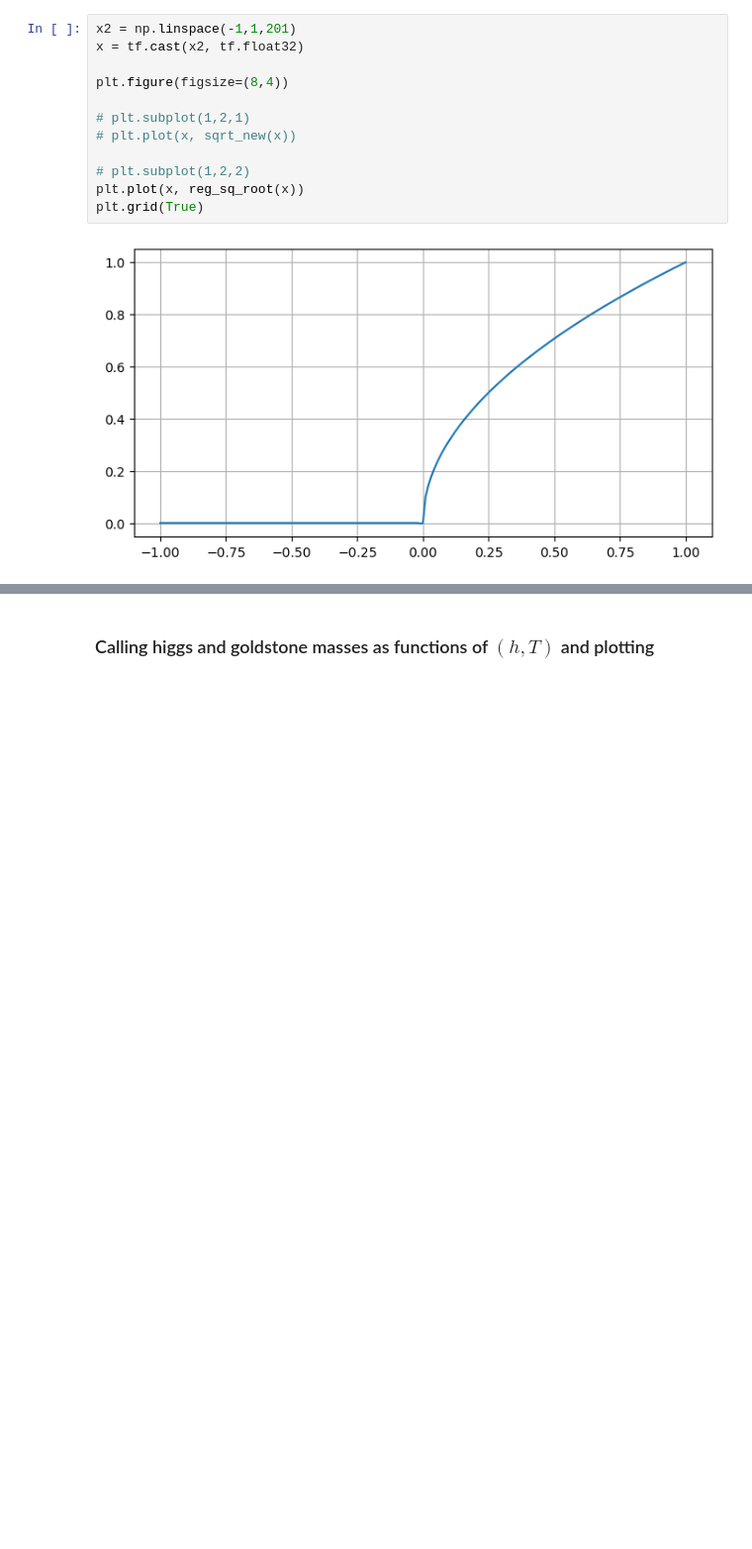
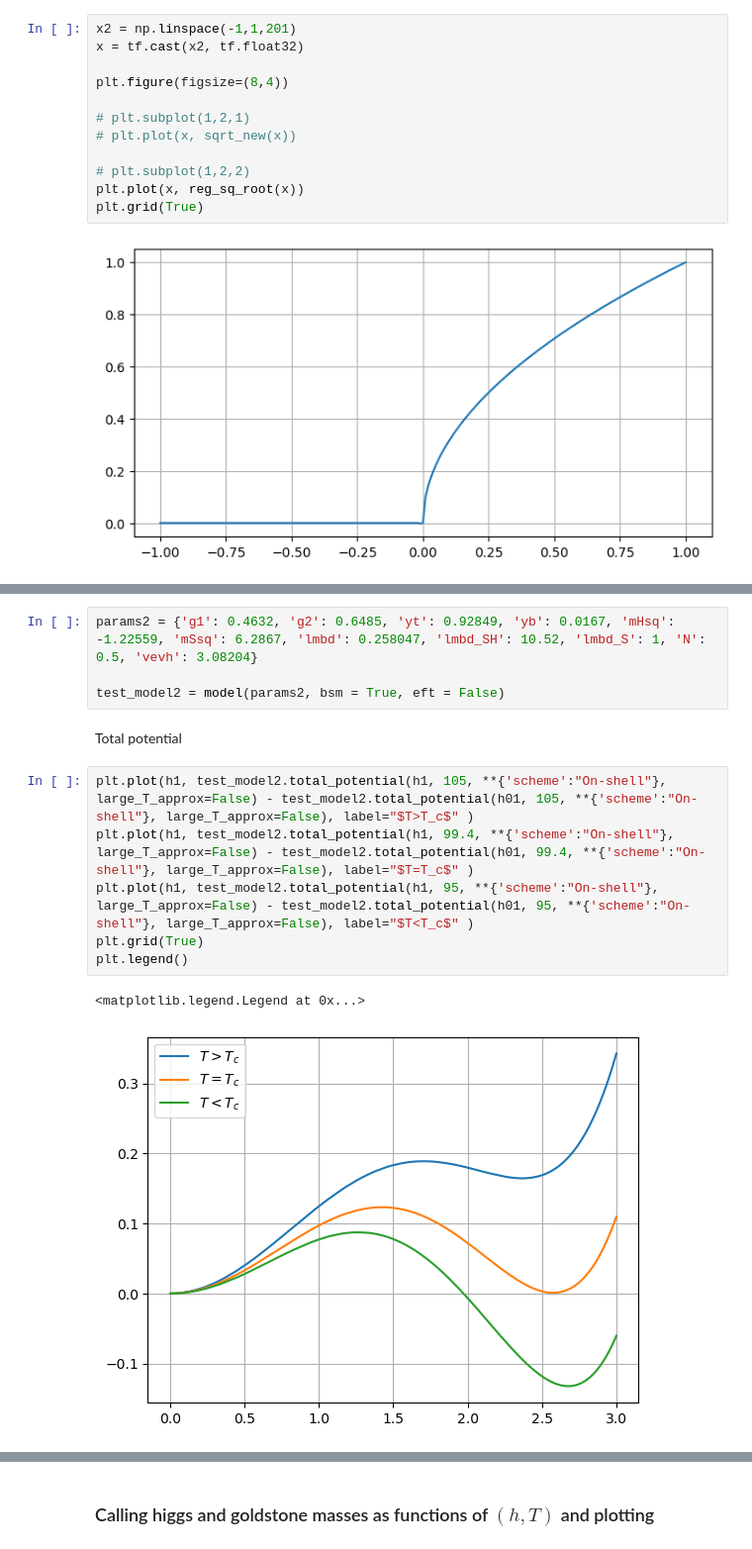
Before and after one commit to suraj083/ewpt-model, a Jupyter notebook: test.ipynb, the cells around one changed output, grey strips where cells are left out. Shown: that part at 99% size. Cells and saved outputs as stored; diff of their text form; blank space fills up the shorter version.

```diff
--- a/test.ipynb
+++ b/test.ipynb
@@ -47,0 +117,15 @@ test_model1 = model(test_params1, bsm = True, eft = False)
+# %%
+params2 = {'g1': 0.4632, 'g2': 0.6485, 'yt': 0.92849, 'yb': 0.0167, 'mHsq': -1.22559, 'mSsq': 6.2867, 'lmbd': 0.258047, 'lmbd_SH': 10.52, 'lmbd_S': 1, 'N': 0.5, 'vevh': 3.08204}
+
+test_model2 = model(params2, bsm = True, eft = False)
+# %% [markdown]
+Total potential
+# %%
+plt.plot(h1, test_model2.total_potential(h1, 105, **{'scheme':"On-shell"}, large_T_approx=False) - test_model2.total_potential(h01, 105, **{'scheme':"On-shell"}, large_T_approx=False), label="$T>T_c$" )
+plt.plot(h1, test_model2.total_potential(h1, 99.4, **{'scheme':"On-shell"}, large_T_approx=False) - test_model2.total_potential(h01, 99.4, **{'scheme':"On-shell"}, large_T_approx=False), label="$T=T_c$" )
+plt.plot(h1, test_model2.total_potential(h1, 95, **{'scheme':"On-shell"}, large_T_approx=False) - test_model2.total_potential(h01, 95, **{'scheme':"On-shell"}, large_T_approx=False), label="$T<T_c$" )
+plt.grid(True)
+plt.legend()
+# %% [output]
+<matplotlib.legend.Legend at 0x...>
+[figure, added]
```
Also changed, not shown: parts of 25 cells of this notebook, 1 other file.
